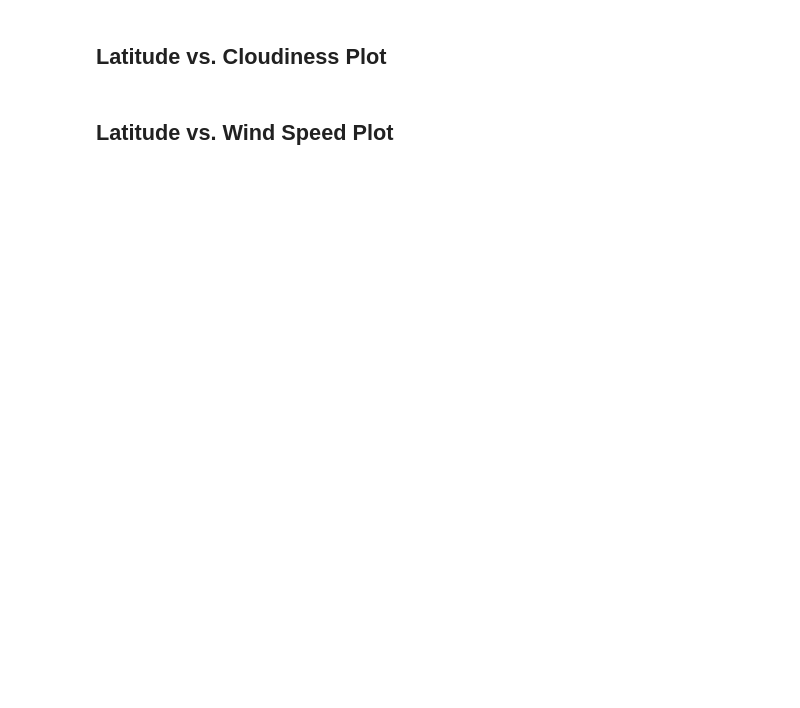
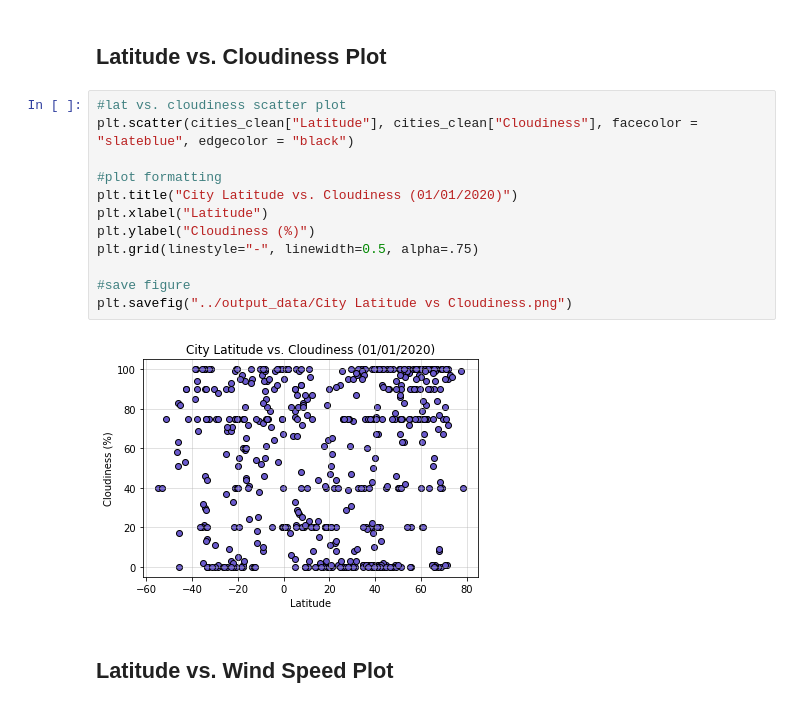
Before and after one commit to brittanyaylia/python-api-challenge, a Jupyter notebook: WeatherPy/WeatherPy.ipynb, the cells around one changed output. Drawn from its saved outputs; the diff is of its cells as text; blank space fills up the shorter version.

```diff
--- a/WeatherPy/WeatherPy.ipynb
+++ b/WeatherPy/WeatherPy.ipynb
@@ -150,4 +218,18 @@ Skip this step if there are no cities that have humidity > 100%.
 # %% [markdown]
 ## Latitude vs. Cloudiness Plot
+# %%
+#lat vs. cloudiness scatter plot
+plt.scatter(cities_clean["Latitude"], cities_clean["Cloudiness"], facecolor = "slateblue", edgecolor = "black")
+
+#plot formatting
+plt.title("City Latitude vs. Cloudiness (01/01/2020)")
+plt.xlabel("Latitude")
+plt.ylabel("Cloudiness (%)")
+plt.grid(linestyle="-", linewidth=0.5, alpha=.75)
+
+#save figure
+plt.savefig("../output_data/City Latitude vs Cloudiness.png")
+# %% [output]
+[figure, added]
 # %% [markdown]
 ## Latitude vs. Wind Speed Plot
```
Also changed, not shown: parts of 22 cells of this notebook, 13 other files.
